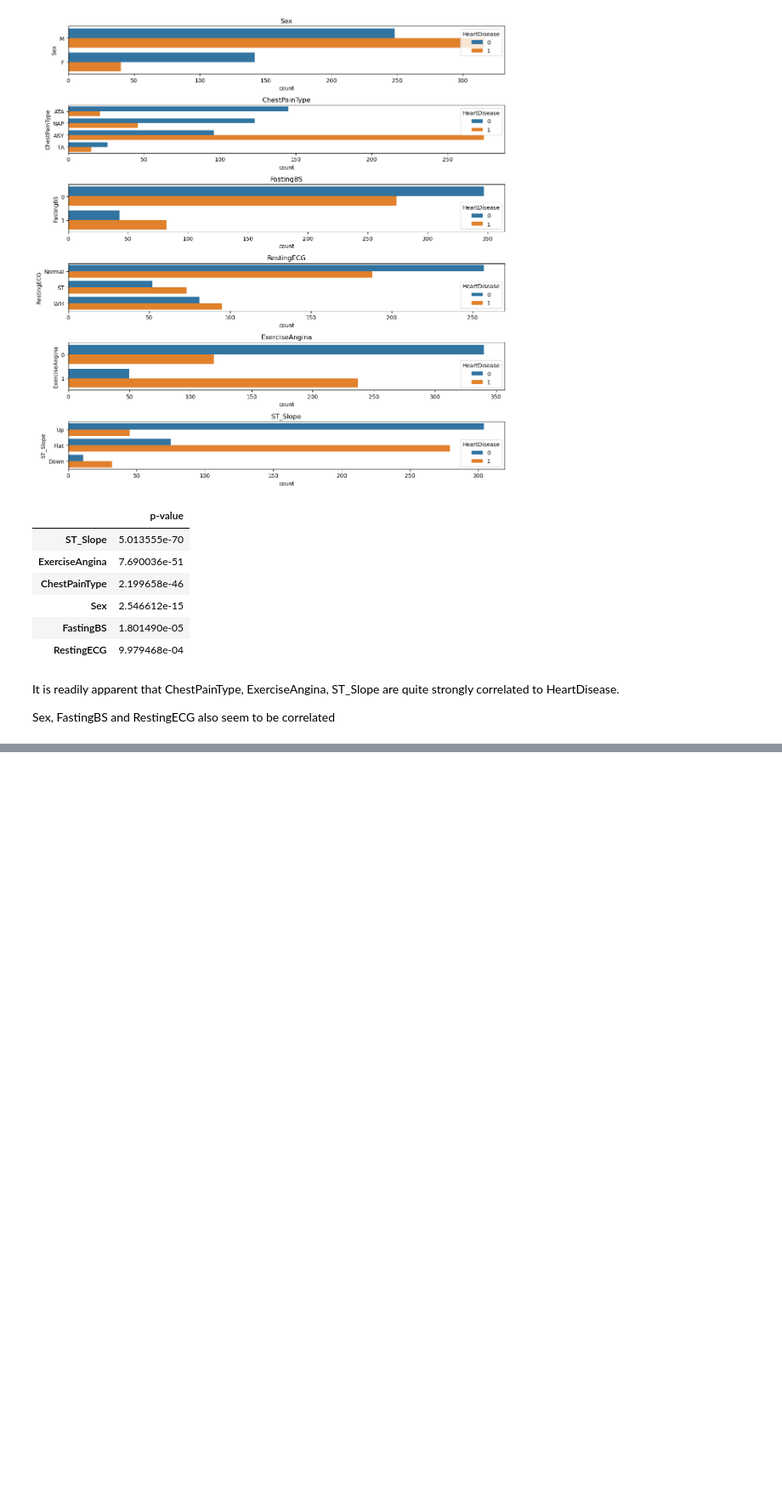
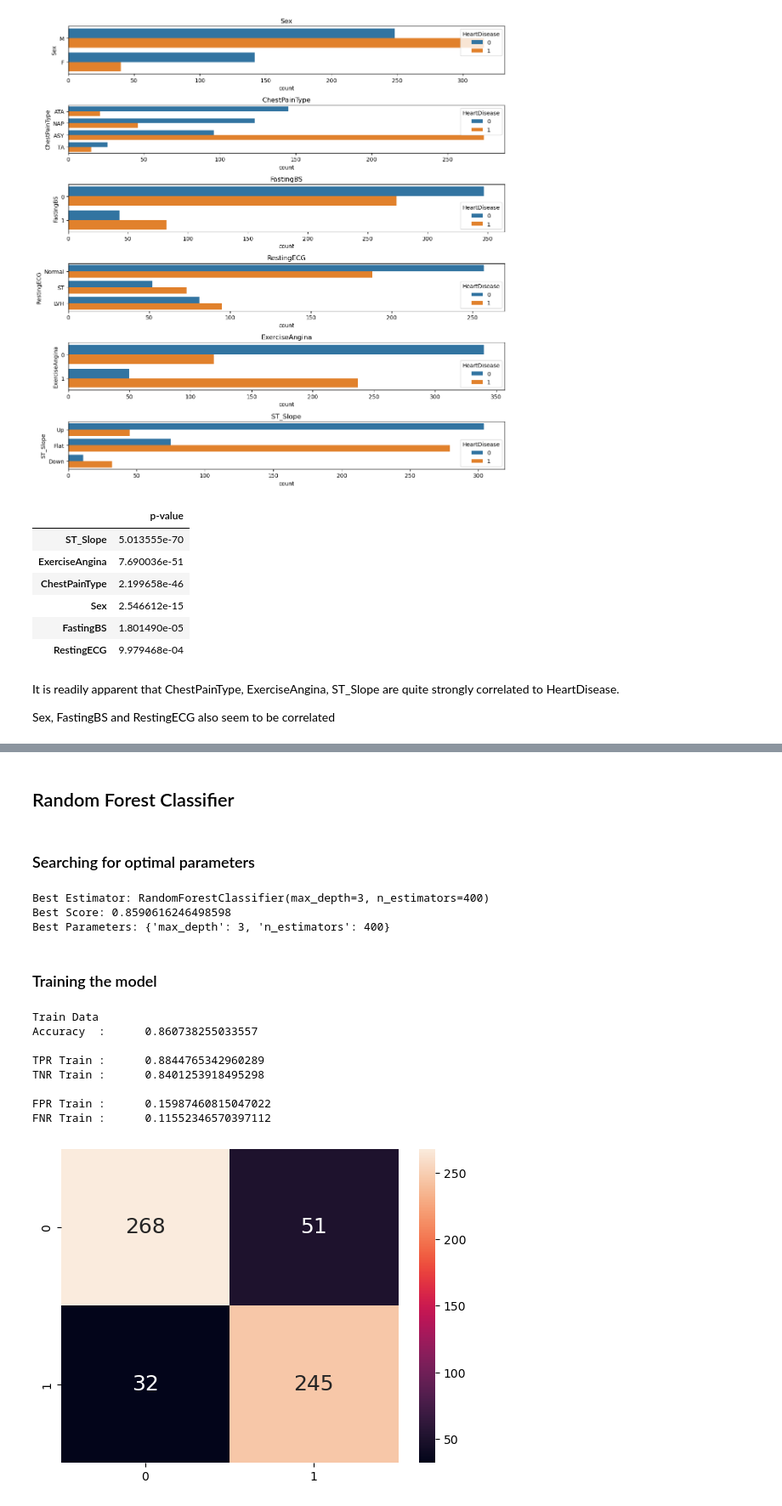
Before and after one commit to yeokayhong/SC1015, a Jupyter notebook: project.ipynb, the cells around one changed output, grey strips where cells are left out. Shown at 85% size. Saved outputs shown, nothing was run; the diff lists cells and outputs as text; code cells hidden in the pictures; blank space fills up the shorter version.

```diff
--- a/project.ipynb
+++ b/project.ipynb
@@ -175,3 +184,56 @@ x = pandas.get_dummies(x, columns=["Sex", "ChestPainType", "ST_Slope"])
 y = heart_data["HeartDisease"]
 
 x_train, x_test, y_train, y_test = train_test_split(x, y, test_size=0.2, random_state=42)
+# %% [markdown]
+## Random Forest Classifier
+# %% [markdown]
+### Searching for optimal parameters
+# %%
+parameters = {'n_estimators': np.arange(100,1001,100), 'max_depth': np.arange(2, 11)}
+
+grid_search = GridSearchCV(RandomForestClassifier(), parameters, scoring = 'accuracy')
+grid_search.fit(x_train, y_train.ravel())
+
+print(f"Best Parameters: {grid_search.best_estimator_}")
+print(f"Best Score: {np.abs(grid_search.best_score_)}")
+# %% [output]
+Best Estimator: RandomForestClassifier(max_depth=3, n_estimators=400)
+Best Score: 0.8590616246498598
+Best Parameters: {'max_depth': 3, 'n_estimators': 400}
+# %% [markdown]
+### Training the model
+# %%
+classifier = RandomForestClassifier(max_depth=3, n_estimators = 400)
+classifier.fit(x_train, y_train)
+y_train_pred = classifier.predict(x_train)
+
+print("Train Data")
+print("Accuracy  :\t", classifier.score(x_train, y_train))
+print()
+
+cmTrain = confusion_matrix(y_train, y_train_pred)
+tpTrain = cmTrain[1][1] # True Positives : Good (1) predicted Good (1)
+fpTrain = cmTrain[0][1] # False Positives : Bad (0) predicted Good (1)
+tnTrain = cmTrain[0][0] # True Negatives : Bad (0) predicted Bad (0)
+fnTrain = cmTrain[1][0] # False Negatives : Good (1) predicted Bad (0)
+
+print("TPR Train :\t", (tpTrain/(tpTrain + fnTrain)))
+print("TNR Train :\t", (tnTrain/(tnTrain + fpTrain)))
+print()
+
+print("FPR Train :\t", (fpTrain/(tnTrain + fpTrain)))
+print("FNR Train :\t", (fnTrain/(tpTrain + fnTrain)))
+
+plt.clf()
+seaborn.heatmap(confusion_matrix(y_train, y_train_pred), annot = True, fmt=".0f", annot_kws={"size": 18})
+plt.show()
+# %% [output]
+Train Data
+Accuracy  :      0.860738255033557
+
+TPR Train :      0.8844765342960289
+TNR Train :      0.8401253918495298
+
+FPR Train :      0.15987460815047022
+FNR Train :      0.11552346570397112
+[figure, added]
```
Also changed, not shown: parts of 16 cells of this notebook.
